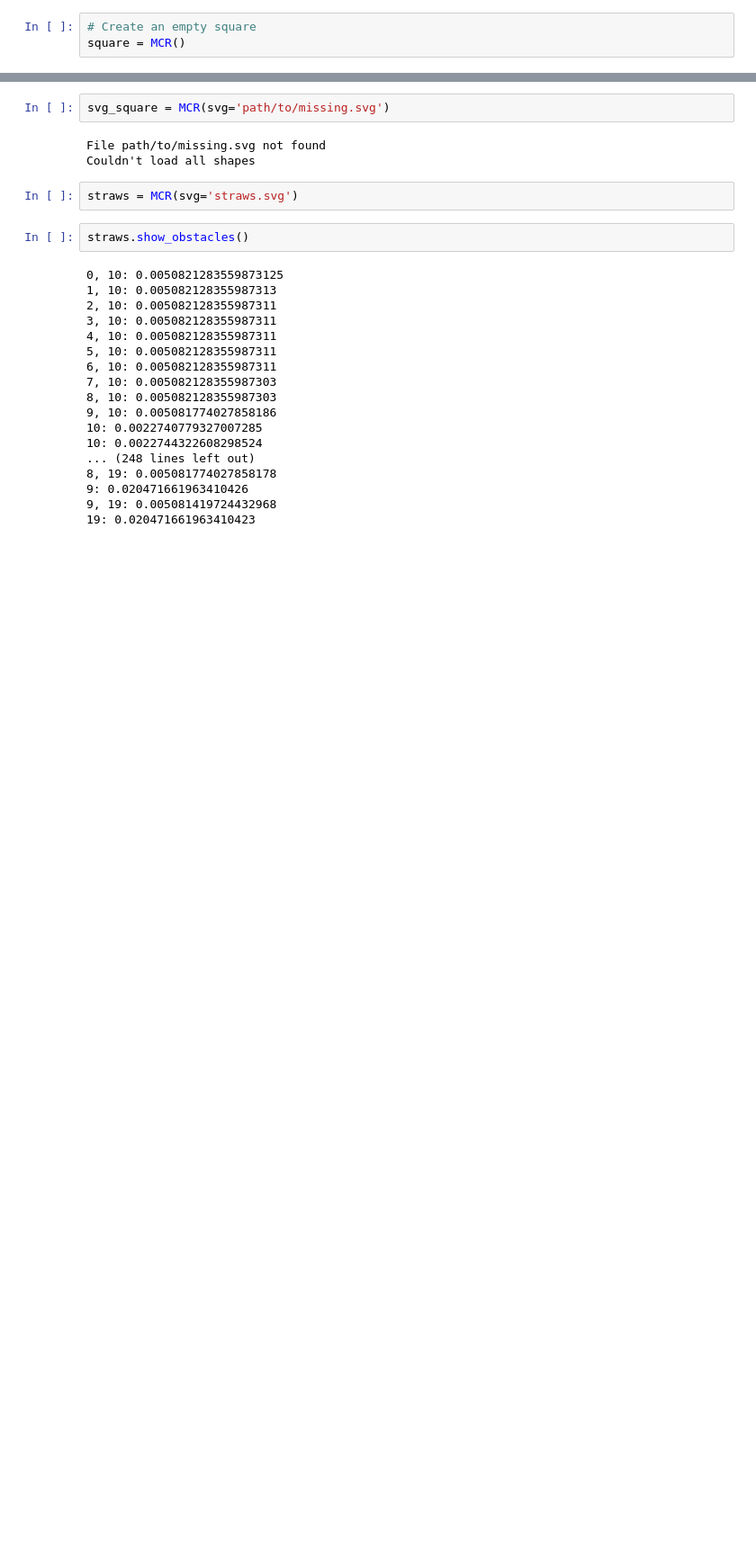
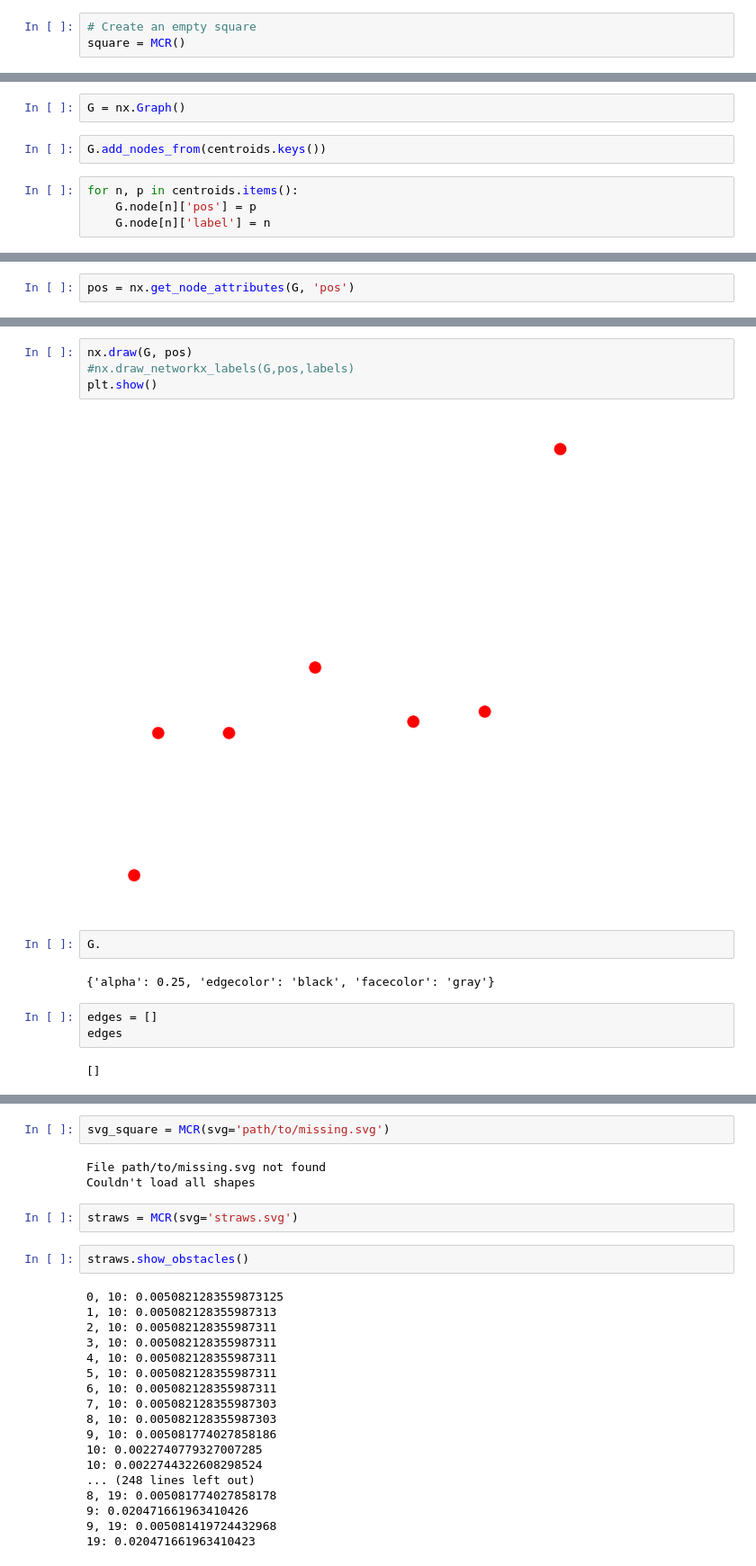
Before and after one commit to Aarononomous/MCR, a Jupyter notebook: mcr.ipynb, the cells around one changed output, grey strips where cells are left out. Shown at 90% size. Cells and saved outputs as stored; diff of their text form; blank space fills up the shorter version.

```diff
--- a/mcr.ipynb
+++ b/mcr.ipynb
@@ -45,0 +84,8 @@ square.overlapped_obstacles[2]
+# %%
+G = nx.Graph()
+# %%
+G.add_nodes_from(centroids.keys())
+# %%
+for n, p in centroids.items():
+    G.node[n]['pos'] = p
+    G.node[n]['label'] = n
@@ -45,0 +103,2 @@ square.overlapped_obstacles[2]
+# %%
+pos = nx.get_node_attributes(G, 'pos')
@@ -45,0 +126,15 @@ square.overlapped_obstacles[2]
+# %%
+nx.draw(G, pos)
+#nx.draw_networkx_labels(G,pos,labels)
+plt.show()
+# %% [output]
+[figure, added]
+# %%
+G.
+# %% [output]
+{'alpha': 0.25, 'edgecolor': 'black', 'facecolor': 'gray'}
+# %%
+edges = []
+edges
+# %% [output]
+[]
```
Also changed, not shown: parts of 26 cells of this notebook, 1 other file.
